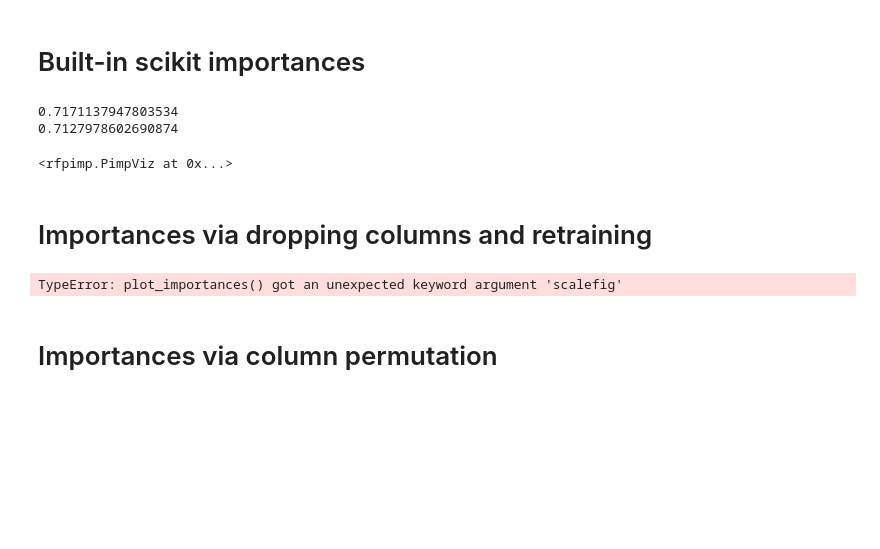
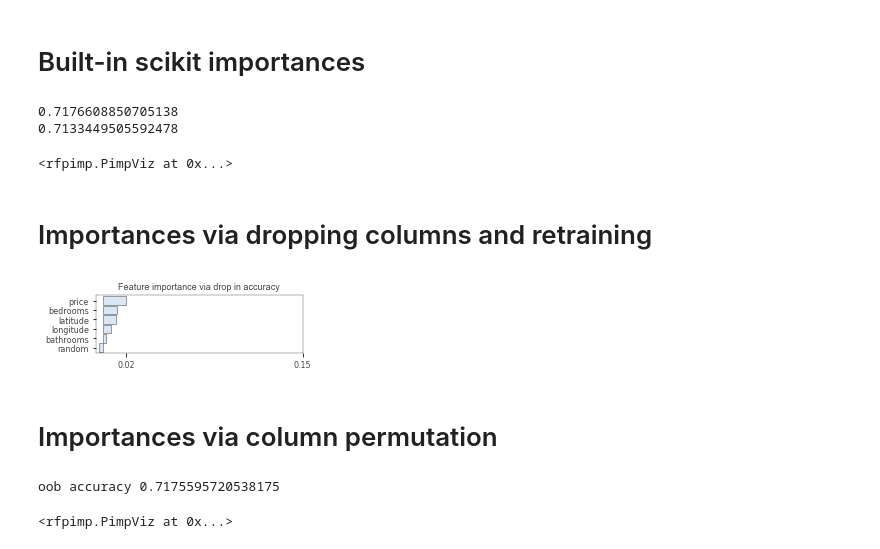
Before and after one commit to parrt/random-forest-importances, a Jupyter notebook: notebooks/permutation-importances-classifier.ipynb, the cells around one changed output. Saved outputs shown, nothing was run; the diff lists cells and outputs as text; code cells hidden in the pictures; blank space fills up the shorter version.

```diff
--- a/notebooks/permutation-importances-classifier.ipynb
+++ b/notebooks/permutation-importances-classifier.ipynb
@@ -13,7 +13,7 @@ warnings.filterwarnings('ignore')
 def mkdf(columns, importances):
     I = pd.DataFrame(data={'Feature':columns, 'Importance':importances})
     I = I.set_index('Feature')
-    I = I.sort_values('Importance', ascending=True)
+    I = I.sort_values('Importance', ascending=False)
     return I
 # %%
 df = pd.read_csv("data/rent.csv")
@@ -43,7 +43,7 @@ rf = clone(base_rf)
 rf.fit(X_train, y_train)
 print(rf.oob_score_)
 I = mkdf(X_train.columns,rf.feature_importances_)
-viz = plot_importances(I, title="Feature importance via avg drop in variance")
+viz = plot_importances(I, imp_range=(0,.4), title="Feature importance via avg drop in variance (sklearn)")
 viz.save('../article/images/cls_dflt.svg')
 viz.close()
 
@@ -53,15 +53,12 @@ rf2 = clone(base_rf)
 rf2.fit(X_train2, y_train)
 print(rf2.oob_score_)
 I = mkdf(X_train2.columns,rf2.feature_importances_)
-viz = plot_importances(I, title="Feature importance via avg drop in variance")
-viz.save('../article/images/cls_dflt_random.svg')
-viz.close()
-viz = plot_importances(I, title="Feature importance via avg drop in variance")
+viz = plot_importances(I, imp_range=(0,.4), title="Feature importance via avg drop in variance (sklearn)")
 viz.save('../article/images/cls_dflt_random.svg')
 viz
 # %% [output]
-0.7171137947803534
-0.7127978602690874
+0.7176608850705138
+0.7133449505592478
 <rfpimp.PimpViz at 0x...>
 # %% [markdown]
 # Importances via dropping columns and retraining
@@ -106,20 +103,22 @@ def classifier_dropping_importances_cv(rf, X_train, y_train, k=5):
 # %%
 # max_features=n_features for regressors but sqrt for classifiers
 
 X_train, y_train = df.drop('interest_level',axis=1), df['interest_level']
 rf = clone(base_rf)
 imp = dropcol_importances(rf, X_train, y_train)
 I = mkdf(X_train.columns,imp)
-plot_importances(I, scalefig=(1.0,0.5), save='../article/images/cls_dropcol.svg')
+viz = plot_importances(I)
+viz.save('../article/images/cls_dropcol.svg')
 
 X_train2 = X_train.copy()
 X_train2['random'] = np.random.random(size=len(X_train2))
 rf2 = clone(base_rf)
 imp = dropcol_importances(rf2, X_train2, y_train)
 I = mkdf(X_train2.columns,imp)
-plot_importances(I, scalefig=(1.0,0.5), save='../article/images/cls_dropcol_random.svg')
+viz = plot_importances(I)
+viz.save('../article/images/cls_dropcol_random.svg')
 # %% [output]
-TypeError: plot_importances() got an unexpected keyword argument 'scalefig'
+[figure, added]
 # %% [markdown]
 # Importances via column permutation
 # %%
@@ -170,7 +169,8 @@ print("oob accuracy",oob)
 imp = permutation_importances(rf, X_train, y_train,
                               oob_classifier_accuracy)
 I = mkdf(X_train.columns,imp)
-plot_importances(I, scalefig=(1.0,0.5), save='../article/images/cls_permute.svg')
+viz = plot_importances(I)
+viz.save('../article/images/cls_permute.svg')
 
 X_train2 = X_train.copy()
 X_train2['random'] = np.random.random(size=len(X_train))
@@ -180,4 +180,9 @@ rf2.fit(X_train2, y_train)
 imp = permutation_importances(rf2, X_train2, y_train,
                             oob_classifier_accuracy)
 I = mkdf(X_train2.columns,imp)
-plot_importances(I, scalefig=(1.0,0.5), save='../article/images/cls_permute_random.svg')
+viz = plot_importances(I)
+viz.save('../article/images/cls_permute_random.svg')
+viz
+# %% [output]
+oob accuracy 0.7175595720538175
+<rfpimp.PimpViz at 0x...>
```
Also changed, not shown: 39 other files.
